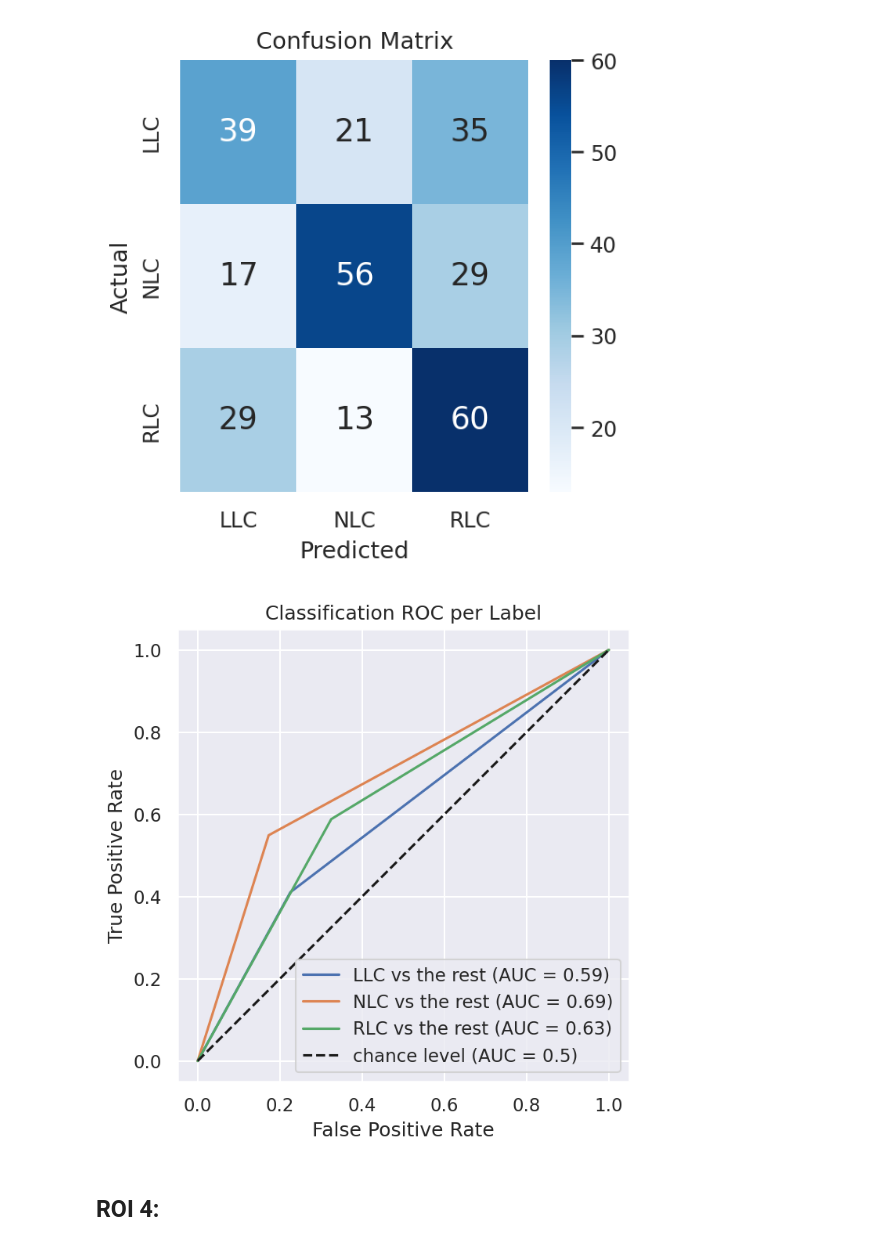
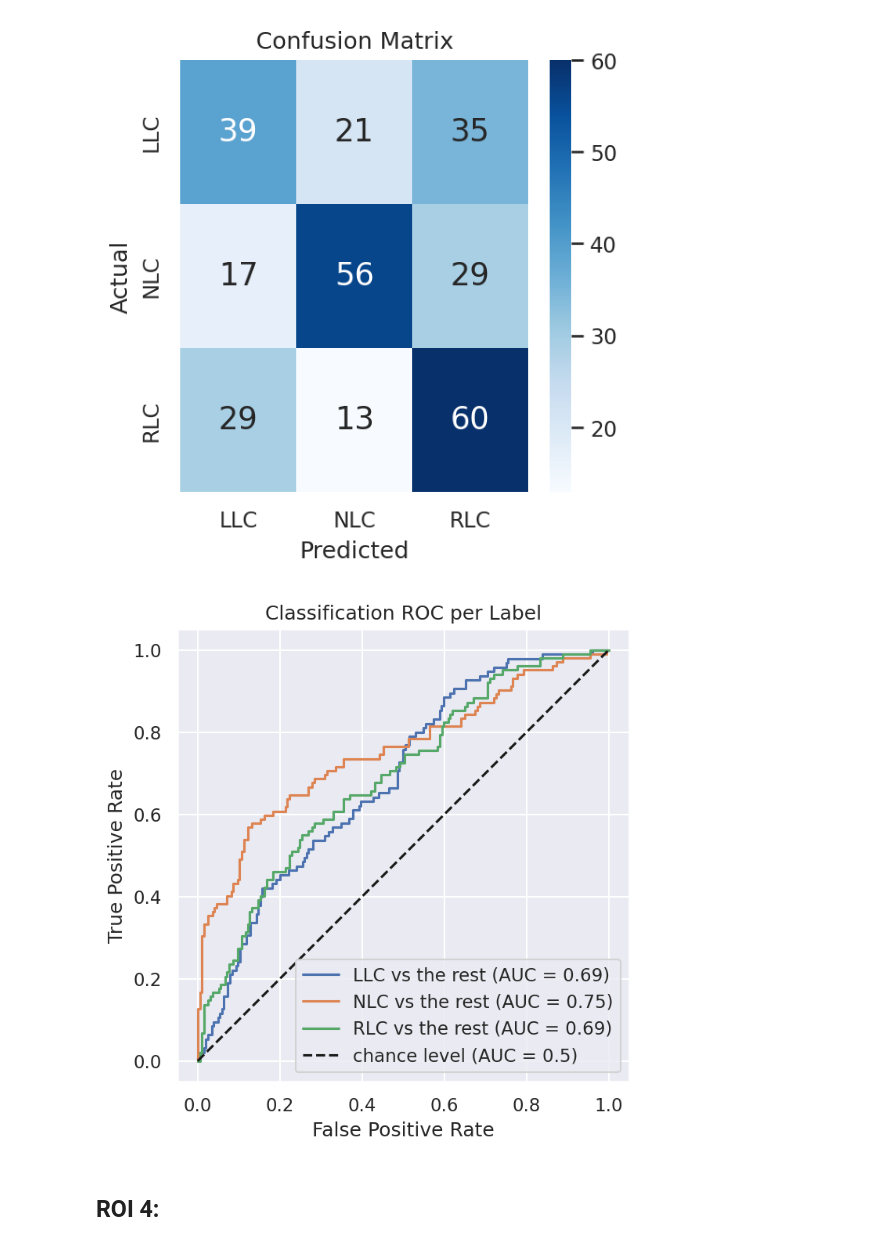
Before and after one commit to ericbanzuzi/Thesis-DL-LC, a Jupyter notebook: notebooks/ViViT_results.ipynb, the cells around one changed output. Drawn from its saved outputs; the diff is of its cells as text; code cells hidden in the pictures.

Commit message:
results vivit

```diff
--- a/notebooks/ViViT_results.ipynb
+++ b/notebooks/ViViT_results.ipynb
@@ -57,0 +387,11 @@ transformer = t.Compose(transforms)
+# %%
+checkpoint = torch.load(result_path+'/best_model.pth')
+model = ViViT(num_heads=8, num_transformer_layers=8,
+              num_classes=3)
+model.load_state_dict(checkpoint['model_state_dict'])
+model.to(device)
+
+predictions, y_test, predictions_prob = eval_model(model, test_dataloader, device)
+print('Accuracy:', accuracy_score(y_test, predictions))
+print('Precision:', precision_score(y_test, predictions, average='macro'))
+print('Recall:', recall_score(y_test, predictions, average='macro'))
@@ -149,7 +532,7 @@ model = ViViT(num_heads=8, num_transformer_layers=8,
 model.load_state_dict(checkpoint['model_state_dict'])
 model.to(device)
 
-predictions, y_test = eval_model(model, test_dataloader, device)
+predictions, y_test, predictions_prob = eval_model(model, test_dataloader, device)
 print('Accuracy:', accuracy_score(y_test, predictions))
 print('Precision:', precision_score(y_test, predictions, average='macro'))
 print('Recall:', recall_score(y_test, predictions, average='macro'))
@@ -269,7 +656,7 @@ model = ViViT(num_heads=8, num_transformer_layers=8,
 model.load_state_dict(checkpoint['model_state_dict'])
 model.to(device)
 
-predictions, y_test = eval_model(model, test_dataloader, device)
+predictions, y_test, predictions_prob = eval_model(model, test_dataloader, device)
 print('Accuracy:', accuracy_score(y_test, predictions))
 print('Precision:', precision_score(y_test, predictions, average='macro'))
 print('Recall:', recall_score(y_test, predictions, average='macro'))
@@ -291,27 +678,31 @@ plt.show()
 # %% [output]
 [figure]
 # %%
-fig, ax = plt.subplots(figsize=(5, 5))
-
-label_set = {'LLC': 0, 'NLC': 1, 'RLC': 2}
-
-for label in label_set:
-    RocCurveDisplay.from_predictions(
-        (np.array(y_test) == label_set[label]).astype(int),
-        (np.array(predictions) == label_set[label]).astype(int),
-        name = f"{label} vs the rest",
-        ax=ax)
+from sklearn.preprocessing import LabelBinarizer
+label_binarizer = LabelBinarizer().fit(y_test)
+y_onehot_test = label_binarizer.transform(y_test)
 
 
+fig, ax = plt.subplots(figsize=(5, 5))
+label_set = ['LLC', 'NLC', 'RLC']
+
+for class_id in range(3):
+    RocCurveDisplay.from_predictions(
+        y_onehot_test[:, class_id],
+        predictions_prob[:, class_id],
+        name=f"{label_set[class_id]} vs the rest",
+        ax=ax
+    )
+
 plt.plot([0, 1], [0, 1], "k--", label="chance level (AUC = 0.5)")
+plt.axis("square")
 plt.xlabel("False Positive Rate")
 plt.ylabel("True Positive Rate")
+plt.title("Classification ROC per Label")
 plt.legend()
-plt.axis('square')
-plt.title("Classification ROC per Label")
 plt.show()
 # %% [output]
-[figure, old version]
+[figure, new version]
 # %% [markdown]
 ## **ROI 4:**
 # %%
```
Also changed, not shown: parts of 28 cells of this notebook.
